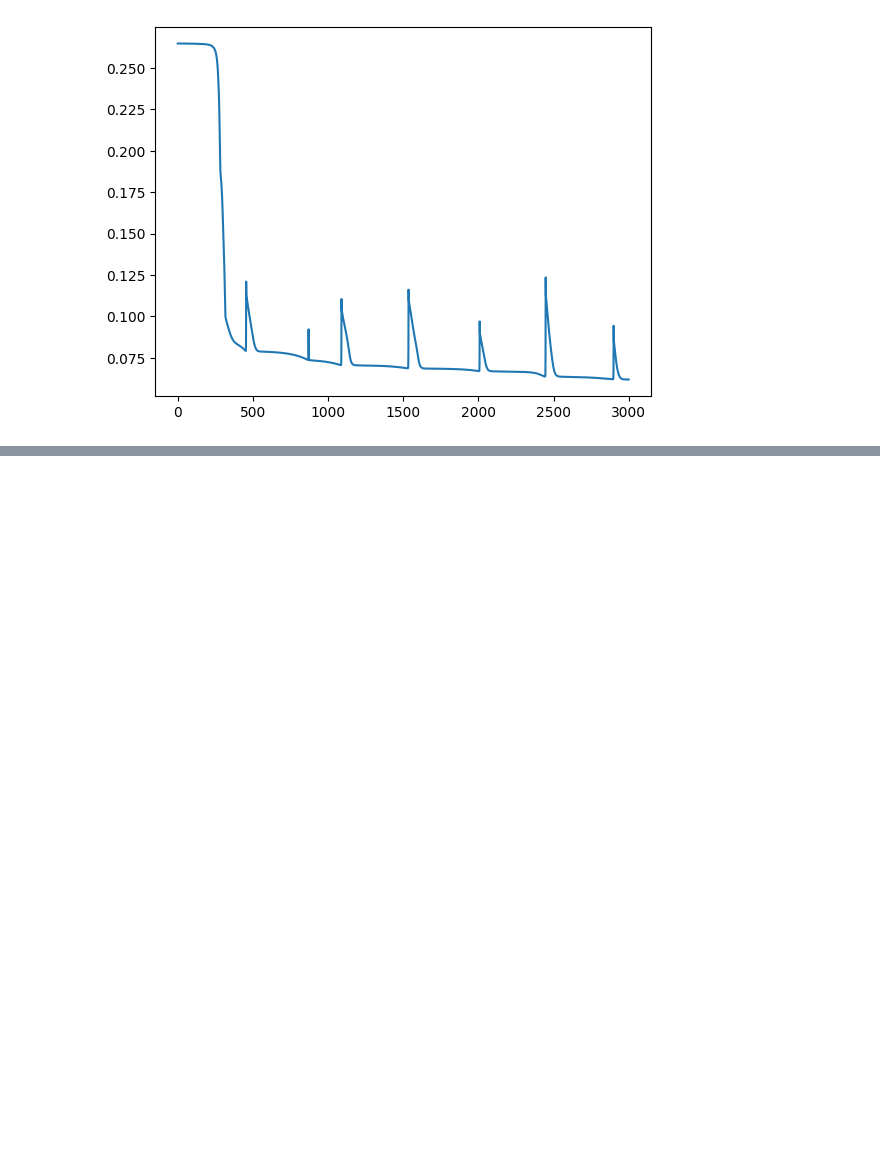
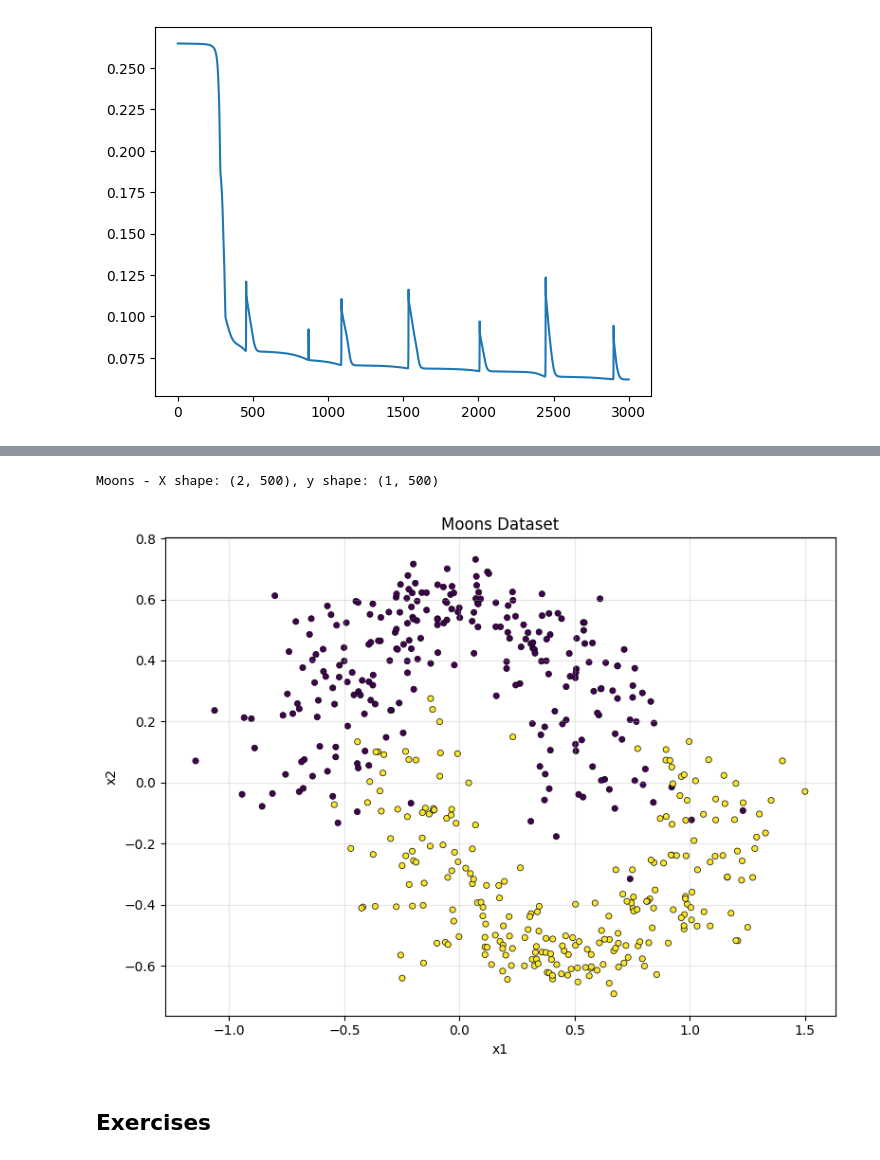
Before and after one commit to brouser2001/mae-5733, a Jupyter notebook: final/final_w_solns.ipynb, the cells around one changed output, grey strips where cells are left out. Drawn from its saved outputs; the diff is of its cells as text; code cells hidden in the pictures; blank space fills up the shorter version.

```diff
--- a/final/final_w_solns.ipynb
+++ b/final/final_w_solns.ipynb
@@ -688,0 +728,36 @@ print(count_lora_params(nnet))
+# %%
+# cline
+
+np.random.seed(123)
+n_moons = 500; n1 = n_moons // 2
+
+X_moons = np.zeros((2, n_moons))
+y_moons = np.zeros(n_moons)
+
+# Class 0: upper moon
+theta0 = np.linspace(0, np.pi, n1) + np.random.randn(n1)*0.15
+X_moons[0,:n1] = np.cos(theta0)+0.3*np.random.randn(n1)
+X_moons[1,:n1] = np.sin(theta0)-0.1+0.1*np.random.randn(n1)
+y_moons[:n1] = 0
+
+# Class 1: lower moon
+theta1 = np.linspace(0, np.pi, n1) + np.random.randn(n1)*0.15
+X_moons[0,n1:] = -np.cos(theta1)+0.7+0.3*np.random.randn(n1)
+X_moons[1,n1:] = -np.sin(theta1)+0.1+0.1*np.random.randn(n1)
+y_moons[n1:] = 1
+y_moons=y_moons.reshape(1,-1) #added reshape
+
+scale_moons = max(np.abs(X_moons).max(), 1e-8)
+X_moons *= 1.5 / scale_moons
+
+print(f"Moons - X shape: {X_moons.shape}, y shape: {y_moons.shape}")
+plt.figure(figsize=(8,6))
+plt.scatter(X_moons[0], X_moons[1], c=y_moons, cmap='viridis', s=20, edgecolors='k', linewidths=0.5)
+plt.xlabel('x1'); plt.ylabel('x2')
+plt.title('Moons Dataset')
+plt.grid(alpha=0.3); plt.tight_layout(); plt.show()
+# %% [output]
+Moons - X shape: (2, 500), y shape: (1, 500)
+[figure, added]
+# %% [markdown]
+## Exercises
```
Also changed, not shown: parts of 20 cells of this notebook, 3 other files.
